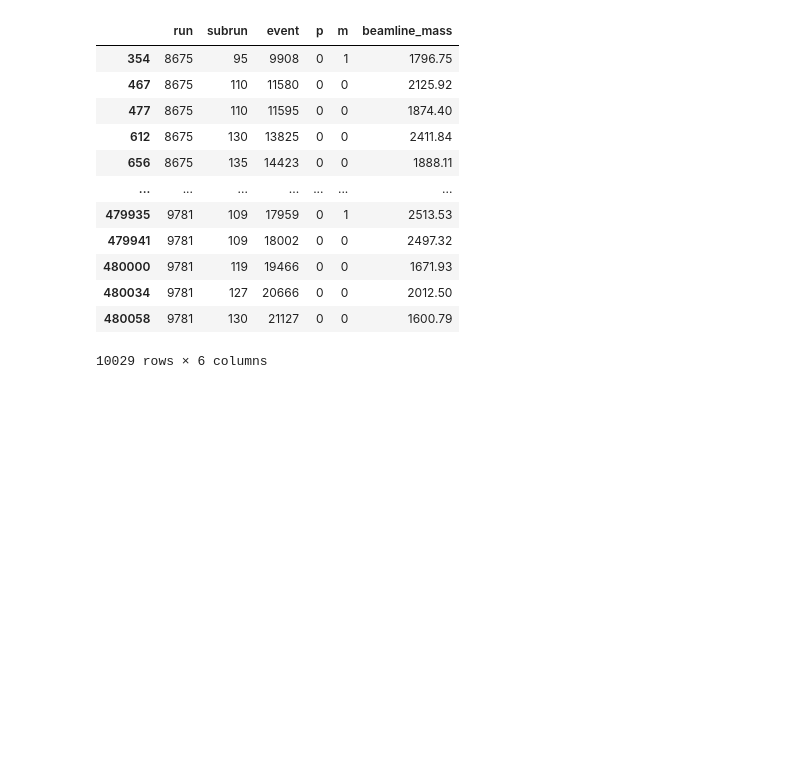
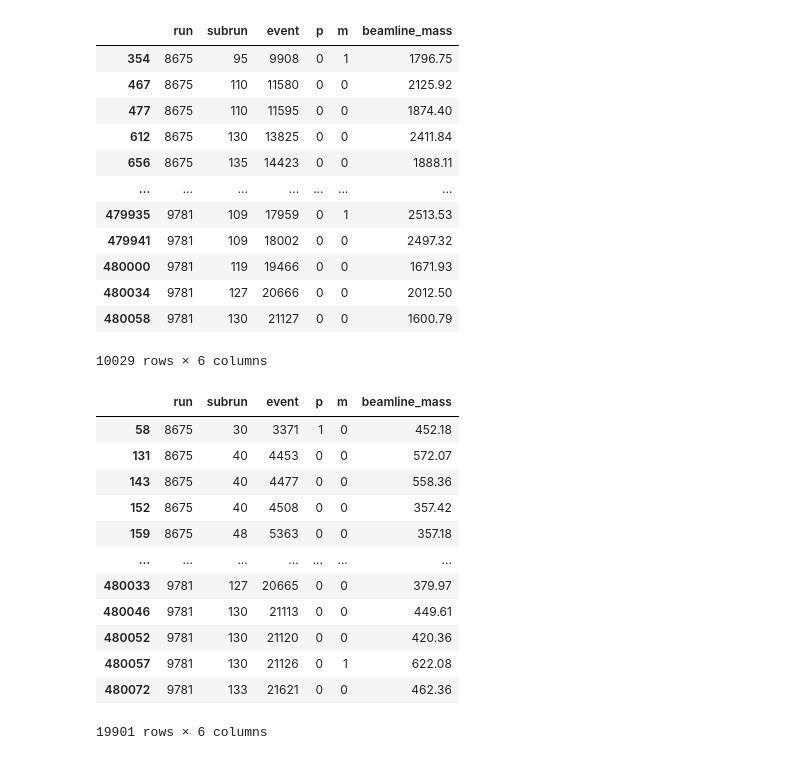
Before and after one commit to mohummudh/proton-deuteron, a Jupyter notebook: cuts/masscut.ipynb, the cells around one changed output. Cells and saved outputs as stored; diff of their text form; code cells hidden in the pictures; blank space fills up the shorter version.

Commit message:
kaon selection

```diff
--- a/cuts/masscut.ipynb
+++ b/cuts/masscut.ipynb
@@ -653,0 +654,17 @@ deuterons[['run', 'subrun', 'event']].to_csv('predeuterons_all_1600_2750.csv', i
+# %%
+all_kaons = df[(df['beamline_mass'] > 350) & (df['beamline_mass'] < 650)]
+all_kaons
+# %% [output]
+|  | run | subrun | event | p | m | beamline_mass |
+| 58 | 8675 | 30 | 3371 | 1 | 0 | 452.18 |
+| 131 | 8675 | 40 | 4453 | 0 | 0 | 572.07 |
+| 143 | 8675 | 40 | 4477 | 0 | 0 | 558.36 |
+| 152 | 8675 | 40 | 4508 | 0 | 0 | 357.42 |
+| 159 | 8675 | 48 | 5363 | 0 | 0 | 357.18 |
+| ... | ... | ... | ... | ... | ... | ... |
+| 480033 | 9781 | 127 | 20665 | 0 | 0 | 379.97 |
+| 480046 | 9781 | 130 | 21113 | 0 | 0 | 449.61 |
+| 480052 | 9781 | 130 | 21120 | 0 | 0 | 420.36 |
+| 480057 | 9781 | 130 | 21126 | 0 | 1 | 622.08 |
+| 480072 | 9781 | 133 | 21621 | 0 | 0 | 462.36 |
+19901 rows × 6 columns
```
Also changed, not shown: parts of 5 cells of this notebook.
